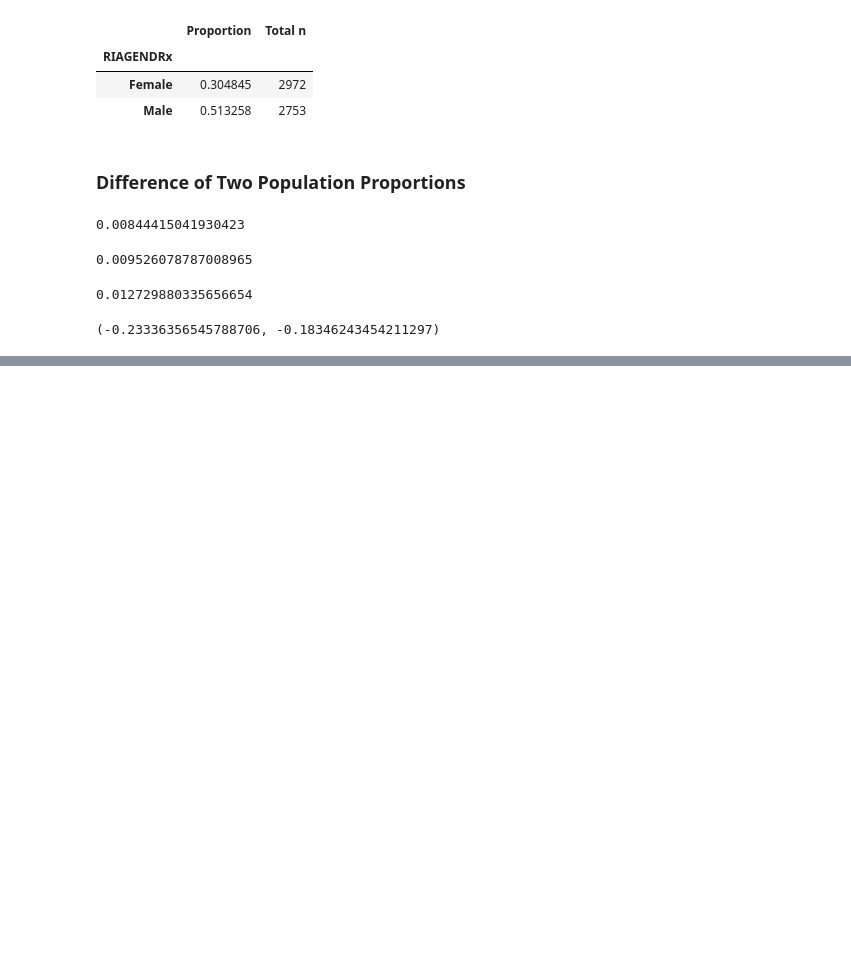
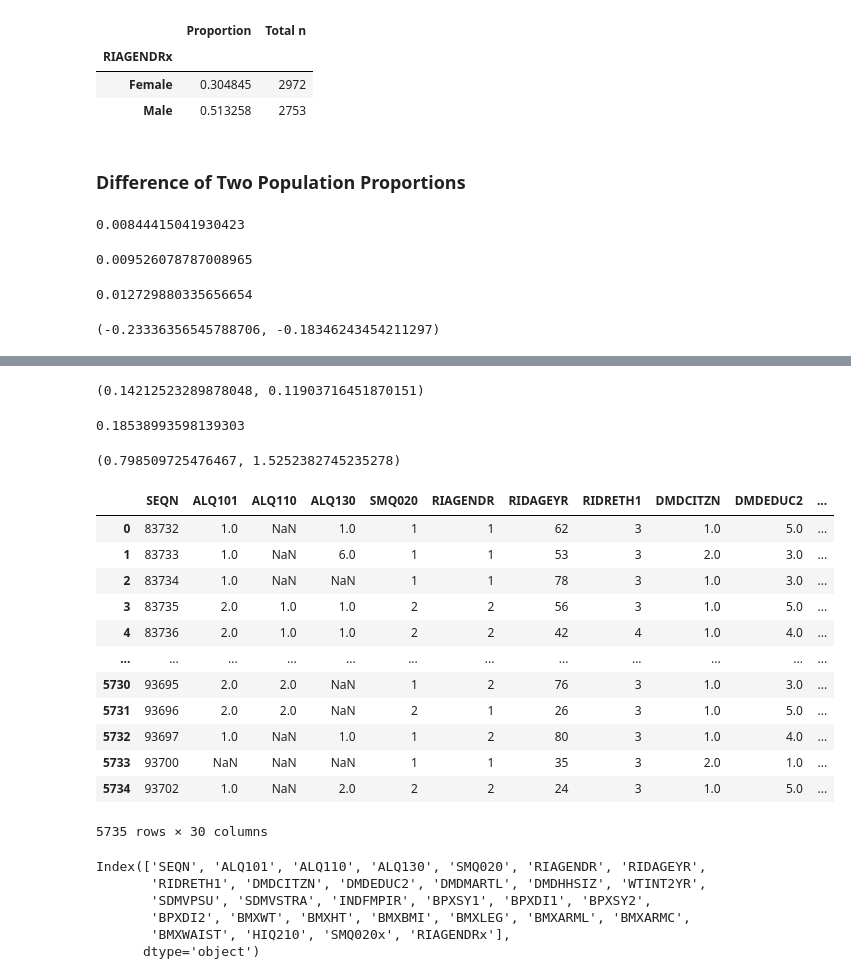
Before and after one commit to harryyang1982/coursera_umich_python, a Jupyter notebook: week2_3_nhanes.ipynb, the cells around one changed output, grey strips where cells are left out. Drawn from its saved outputs; the diff is of its cells as text; code cells hidden in the pictures; blank space fills up the shorter version.

```diff
--- a/week2_3_nhanes.ipynb
+++ b/week2_3_nhanes.ipynb
@@ -80,0 +98,11 @@ ucb = d + 1.96 * se_diff
+# %%
+sem_female = 7.753319 / np.sqrt(2976)
+sem_male = 6.252568 / np.sqrt(2759)
+(sem_female, sem_male)
+# %% [output]
+(0.14212523289878048, 0.11903716451870151)
+# %%
+sem_diff = np.sqrt(sem_female**2 + sem_male**2)
+sem_diff
+# %% [output]
+0.18538993598139303
@@ -80,0 +111,31 @@ ucb = d + 1.96 * se_diff
+# %%
+lcb = d - 1.96 * sem_diff
+ucb = d + 1.96 * sem_diff
+(lcb, ucb)
+# %% [output]
+(0.798509725476467, 1.5252382745235278)
+# %%
+da
+# %% [output]
+|  | SEQN | ALQ101 | ALQ110 | ALQ130 | SMQ020 | RIAGENDR | RIDAGEYR | RIDRETH1 | DMDCITZN | DMDEDUC2 | ... |
+| 0 | 83732 | 1.0 | NaN | 1.0 | 1 | 1 | 62 | 3 | 1.0 | 5.0 | ... |
+| 1 | 83733 | 1.0 | NaN | 6.0 | 1 | 1 | 53 | 3 | 2.0 | 3.0 | ... |
+| 2 | 83734 | 1.0 | NaN | NaN | 1 | 1 | 78 | 3 | 1.0 | 3.0 | ... |
+| 3 | 83735 | 2.0 | 1.0 | 1.0 | 2 | 2 | 56 | 3 | 1.0 | 5.0 | ... |
+| 4 | 83736 | 2.0 | 1.0 | 1.0 | 2 | 2 | 42 | 4 | 1.0 | 4.0 | ... |
+| ... | ... | ... | ... | ... | ... | ... | ... | ... | ... | ... | ... |
+| 5730 | 93695 | 2.0 | 2.0 | NaN | 1 | 2 | 76 | 3 | 1.0 | 3.0 | ... |
+| 5731 | 93696 | 2.0 | 2.0 | NaN | 2 | 1 | 26 | 3 | 1.0 | 5.0 | ... |
+| 5732 | 93697 | 1.0 | NaN | 1.0 | 1 | 2 | 80 | 3 | 1.0 | 4.0 | ... |
+| 5733 | 93700 | NaN | NaN | NaN | 1 | 1 | 35 | 3 | 2.0 | 1.0 | ... |
+| 5734 | 93702 | 1.0 | NaN | 2.0 | 2 | 2 | 24 | 3 | 1.0 | 5.0 | ... |
+5735 rows × 30 columns
+# %%
+da.columns
+# %% [output]
+Index(['SEQN', 'ALQ101', 'ALQ110', 'ALQ130', 'SMQ020', 'RIAGENDR', 'RIDAGEYR',
+       'RIDRETH1', 'DMDCITZN', 'DMDEDUC2', 'DMDMARTL', 'DMDHHSIZ', 'WTINT2YR',
+       'SDMVPSU', 'SDMVSTRA', 'INDFMPIR', 'BPXSY1', 'BPXDI1', 'BPXSY2',
+       'BPXDI2', 'BMXWT', 'BMXHT', 'BMXBMI', 'BMXLEG', 'BMXARML', 'BMXARMC',
+       'BMXWAIST', 'HIQ210', 'SMQ020x', 'RIAGENDRx'],
+      dtype='object')
```
Also changed, not shown: parts of 11 cells of this notebook, 2 other files.
